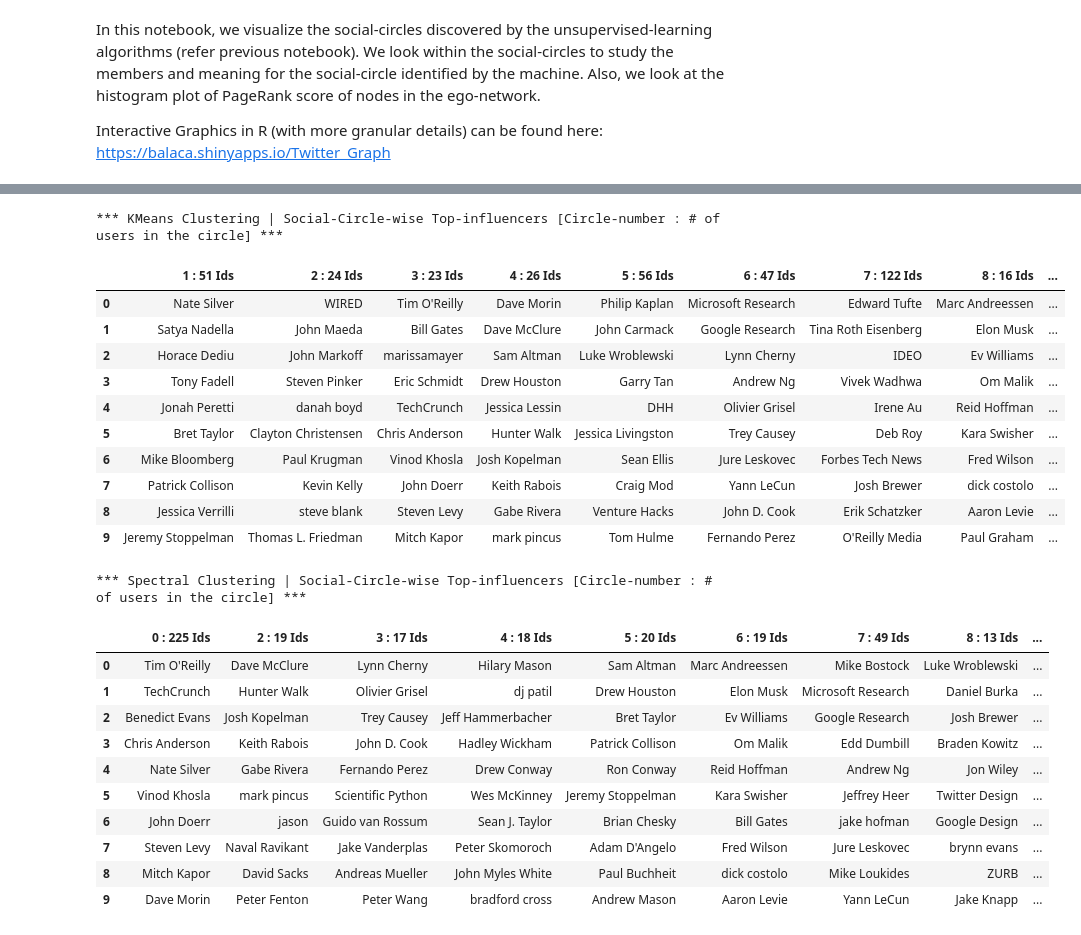
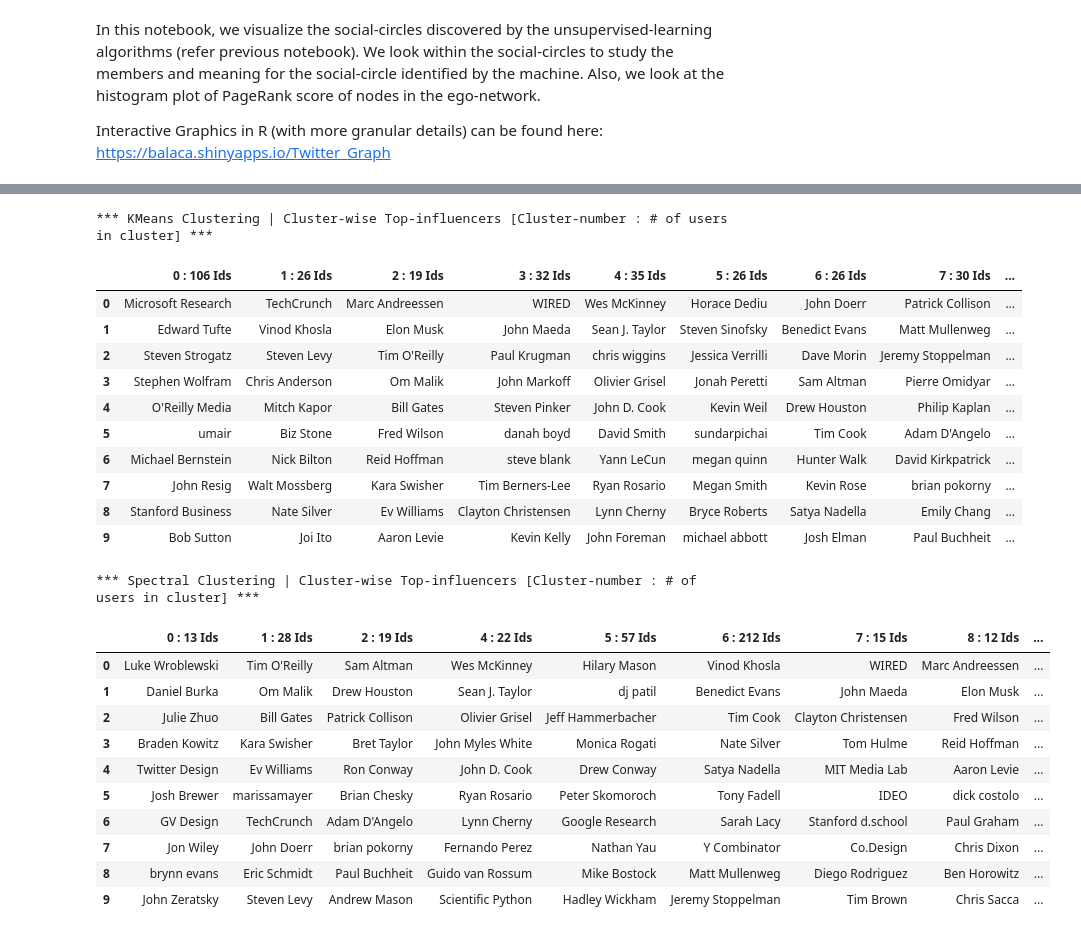
Before and after one commit to balaca/twitter_graph, a Jupyter notebook: 2. Visualise_Data.ipynb, the cells around one changed output, grey strips where cells are left out. Drawn from its saved outputs; the diff is of its cells as text; code cells hidden in the pictures.

```diff
--- a/2. Visualise_Data.ipynb
+++ b/2. Visualise_Data.ipynb
@@ -58,31 +58,31 @@ dummy_df
 # %%
-# KMeans Clustering | Cluster-wise Top-influencers in self-organized clusters in Social-Graph
+# KMeans Clustering | Cluster-wise Top-influencers in the discovered clusters
 dummy_df = pd.DataFrame()
 
 for i in range(n_clusters):
 
-    nodes_in_cluster = list( clusters_df [clusters_df['clusterNo'] == i ]['names'] )
+    nodes_in_cluster = list( clusters_df [clusters_df['kmeans'] == i ]['names'] )
     if len(nodes_in_cluster) >= 10:            # identify only clusters which are big enough. say size > 20
         col_name           = str(i) + " : " + str(len(nodes_in_cluster)) + " Ids"
         dummy_df[col_name] = nodes_in_cluster[:10]
 
-print "*** KMeans Clustering | Social-Circle-wise Top-influencers [Circle-number : # of users in the circle] *** "
+print "*** KMeans Clustering | Cluster-wise Top-influencers [Cluster-number : # of users in cluster] *** "
 dummy_df
 # %% [output]
-*** KMeans Clustering | Social-Circle-wise Top-influencers [Circle-number : # of users in the circle] ***
+*** KMeans Clustering | Cluster-wise Top-influencers [Cluster-number : # of users in cluster] ***
-|  | 1 : 51 Ids | 2 : 24 Ids | 3 : 23 Ids | 4 : 26 Ids | 5 : 56 Ids | 6 : 47 Ids | 7 : 122 Ids | 8 : 16 Ids | ... |
-| 0 | Nate Silver | WIRED | Tim O'Reilly | Dave Morin | Philip Kaplan | Microsoft Research | Edward Tufte | Marc Andreessen | ... |
-| 1 | Satya Nadella | John Maeda | Bill Gates | Dave McClure | John Carmack | Google Research | Tina Roth Eisenberg | Elon Musk | ... |
-| 2 | Horace Dediu | John Markoff | marissamayer | Sam Altman | Luke Wroblewski | Lynn Cherny | IDEO | Ev Williams | ... |
-| 3 | Tony Fadell | Steven Pinker | Eric Schmidt | Drew Houston | Garry Tan | Andrew Ng | Vivek Wadhwa | Om Malik | ... |
-| 4 | Jonah Peretti | danah boyd | TechCrunch | Jessica Lessin | DHH | Olivier Grisel | Irene Au | Reid Hoffman | ... |
-| 5 | Bret Taylor | Clayton Christensen | Chris Anderson | Hunter Walk | Jessica Livingston | Trey Causey | Deb Roy | Kara Swisher | ... |
-| 6 | Mike Bloomberg | Paul Krugman | Vinod Khosla | Josh Kopelman | Sean Ellis | Jure Leskovec | Forbes Tech News | Fred Wilson | ... |
-| 7 | Patrick Collison | Kevin Kelly | John Doerr | Keith Rabois | Craig Mod | Yann LeCun | Josh Brewer | dick costolo | ... |
-| 8 | Jessica Verrilli | steve blank | Steven Levy | Gabe Rivera | Venture Hacks | John D. Cook | Erik Schatzker | Aaron Levie | ... |
-| 9 | Jeremy Stoppelman | Thomas L. Friedman | Mitch Kapor | mark pincus | Tom Hulme | Fernando Perez | O'Reilly Media | Paul Graham | ... |
+|  | 0 : 106 Ids | 1 : 26 Ids | 2 : 19 Ids | 3 : 32 Ids | 4 : 35 Ids | 5 : 26 Ids | 6 : 26 Ids | 7 : 30 Ids | ... |
+| 0 | Microsoft Research | TechCrunch | Marc Andreessen | WIRED | Wes McKinney | Horace Dediu | John Doerr | Patrick Collison | ... |
+| 1 | Edward Tufte | Vinod Khosla | Elon Musk | John Maeda | Sean J. Taylor | Steven Sinofsky | Benedict Evans | Matt Mullenweg | ... |
+| 2 | Steven Strogatz | Steven Levy | Tim O'Reilly | Paul Krugman | chris wiggins | Jessica Verrilli | Dave Morin | Jeremy Stoppelman | ... |
+| 3 | Stephen Wolfram | Chris Anderson | Om Malik | John Markoff | Olivier Grisel | Jonah Peretti | Sam Altman | Pierre Omidyar | ... |
+| 4 | O'Reilly Media | Mitch Kapor | Bill Gates | Steven Pinker | John D. Cook | Kevin Weil | Drew Houston | Philip Kaplan | ... |
+| 5 | umair | Biz Stone | Fred Wilson | danah boyd | David Smith | sundarpichai | Tim Cook | Adam D'Angelo | ... |
+| 6 | Michael Bernstein | Nick Bilton | Reid Hoffman | steve blank | Yann LeCun | megan quinn | Hunter Walk | David Kirkpatrick | ... |
+| 7 | John Resig | Walt Mossberg | Kara Swisher | Tim Berners-Lee | Ryan Rosario | Megan Smith | Kevin Rose | brian pokorny | ... |
+| 8 | Stanford Business | Nate Silver | Ev Williams | Clayton Christensen | Lynn Cherny | Bryce Roberts | Satya Nadella | Emily Chang | ... |
+| 9 | Bob Sutton | Joi Ito | Aaron Levie | Kevin Kelly | John Foreman | michael abbott | Josh Elman | Paul Buchheit | ... |
 # %%
-# Spectral Clustering | Cluster-wise Top-influencers in self-organized clusters in Social-Graph
+# Spectral Clustering | Cluster-wise Top-influencers in the discovered clusters
 dummy_df = pd.DataFrame()
 
 for i in range(n_clusters):
@@ -92,21 +92,21 @@ for i in range(n_clusters):
         col_name           = str(i) + " : " + str(len(nodes_in_cluster)) + " Ids"
         dummy_df[col_name] = nodes_in_cluster[:10]
 
-print "*** Spectral Clustering | Social-Circle-wise Top-influencers [Circle-number : # of users in the circle] *** "
+print "*** Spectral Clustering | Cluster-wise Top-influencers [Cluster-number : # of users in cluster] *** "
 dummy_df
 # %% [output]
-*** Spectral Clustering | Social-Circle-wise Top-influencers [Circle-number : # of users in the circle] ***
+*** Spectral Clustering | Cluster-wise Top-influencers [Cluster-number : # of users in cluster] ***
-|  | 0 : 225 Ids | 2 : 19 Ids | 3 : 17 Ids | 4 : 18 Ids | 5 : 20 Ids | 6 : 19 Ids | 7 : 49 Ids | 8 : 13 Ids | ... |
-| 0 | Tim O'Reilly | Dave McClure | Lynn Cherny | Hilary Mason | Sam Altman | Marc Andreessen | Mike Bostock | Luke Wroblewski | ... |
-| 1 | TechCrunch | Hunter Walk | Olivier Grisel | dj patil | Drew Houston | Elon Musk | Microsoft Research | Daniel Burka | ... |
-| 2 | Benedict Evans | Josh Kopelman | Trey Causey | Jeff Hammerbacher | Bret Taylor | Ev Williams | Google Research | Josh Brewer | ... |
-| 3 | Chris Anderson | Keith Rabois | John D. Cook | Hadley Wickham | Patrick Collison | Om Malik | Edd Dumbill | Braden Kowitz | ... |
-| 4 | Nate Silver | Gabe Rivera | Fernando Perez | Drew Conway | Ron Conway | Reid Hoffman | Andrew Ng | Jon Wiley | ... |
-| 5 | Vinod Khosla | mark pincus | Scientific Python | Wes McKinney | Jeremy Stoppelman | Kara Swisher | Jeffrey Heer | Twitter Design | ... |
-| 6 | John Doerr | jason | Guido van Rossum | Sean J. Taylor | Brian Chesky | Bill Gates | jake hofman | Google Design | ... |
-| 7 | Steven Levy | Naval Ravikant | Jake Vanderplas | Peter Skomoroch | Adam D'Angelo | Fred Wilson | Jure Leskovec | brynn evans | ... |
-| 8 | Mitch Kapor | David Sacks | Andreas Mueller | John Myles White | Paul Buchheit | dick costolo | Mike Loukides | ZURB | ... |
-| 9 | Dave Morin | Peter Fenton | Peter Wang | bradford cross | Andrew Mason | Aaron Levie | Yann LeCun | Jake Knapp | ... |
+|  | 0 : 13 Ids | 1 : 28 Ids | 2 : 19 Ids | 4 : 22 Ids | 5 : 57 Ids | 6 : 212 Ids | 7 : 15 Ids | 8 : 12 Ids | ... |
+| 0 | Luke Wroblewski | Tim O'Reilly | Sam Altman | Wes McKinney | Hilary Mason | Vinod Khosla | WIRED | Marc Andreessen | ... |
+| 1 | Daniel Burka | Om Malik | Drew Houston | Sean J. Taylor | dj patil | Benedict Evans | John Maeda | Elon Musk | ... |
+| 2 | Julie Zhuo | Bill Gates | Patrick Collison | Olivier Grisel | Jeff Hammerbacher | Tim Cook | Clayton Christensen | Fred Wilson | ... |
+| 3 | Braden Kowitz | Kara Swisher | Bret Taylor | John Myles White | Monica Rogati | Nate Silver | Tom Hulme | Reid Hoffman | ... |
+| 4 | Twitter Design | Ev Williams | Ron Conway | John D. Cook | Drew Conway | Satya Nadella | MIT Media Lab | Aaron Levie | ... |
+| 5 | Josh Brewer | marissamayer | Brian Chesky | Ryan Rosario | Peter Skomoroch | Tony Fadell | IDEO | dick costolo | ... |
+| 6 | GV Design | TechCrunch | Adam D'Angelo | Lynn Cherny | Google Research | Sarah Lacy | Stanford d.school | Paul Graham | ... |
+| 7 | Jon Wiley | John Doerr | brian pokorny | Fernando Perez | Nathan Yau | Y Combinator | Co.Design | Chris Dixon | ... |
+| 8 | brynn evans | Eric Schmidt | Paul Buchheit | Guido van Rossum | Mike Bostock | Matt Mullenweg | Diego Rodriguez | Ben Horowitz | ... |
+| 9 | John Zeratsky | Steven Levy | Andrew Mason | Scientific Python | Hadley Wickham | Jeremy Stoppelman | Tim Brown | Chris Sacca | ... |
 # %%
 #tell pandas to display wide tables as pretty HTML tables Ref:CS109
 pd.set_option('display.width', 500)
```
Also changed, not shown: parts of 5 cells of this notebook, 1 other file.
